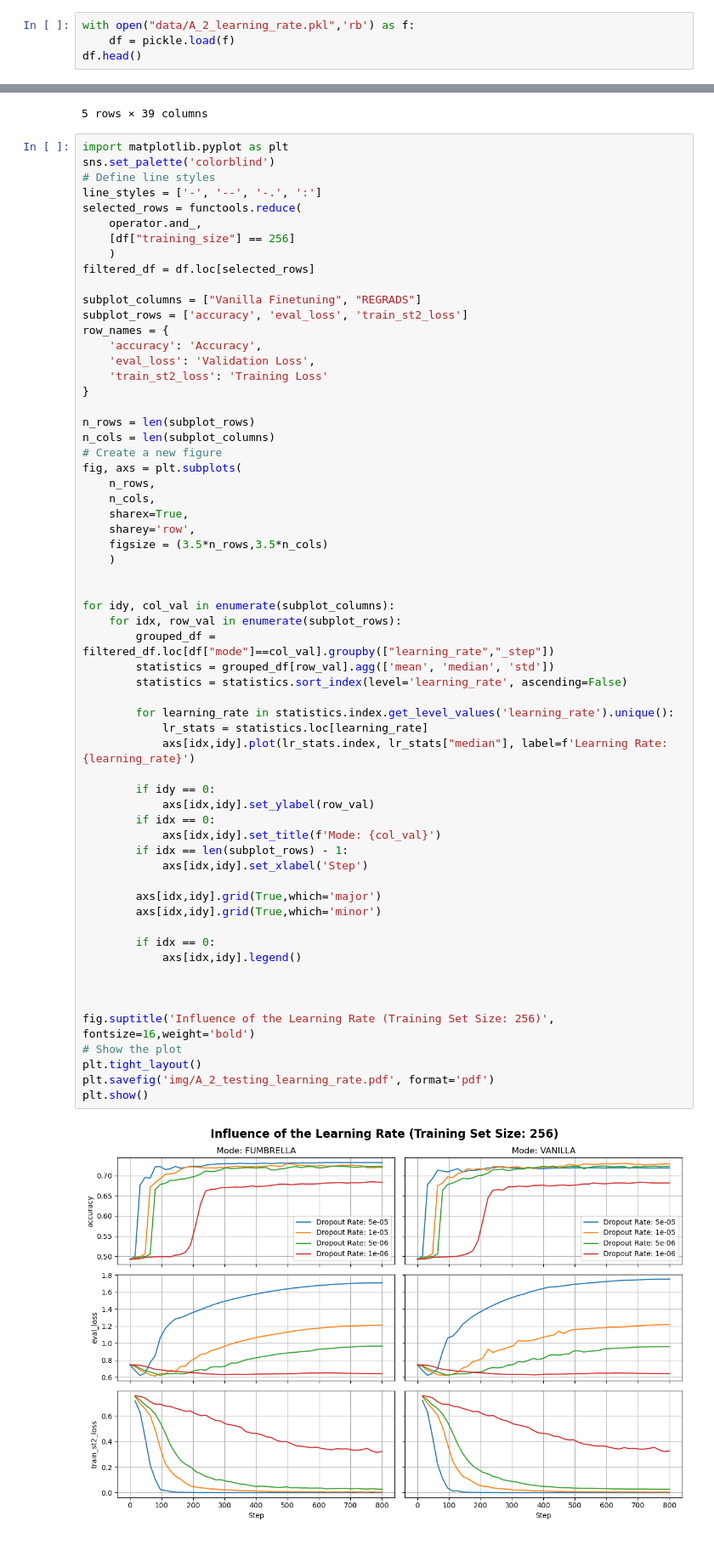
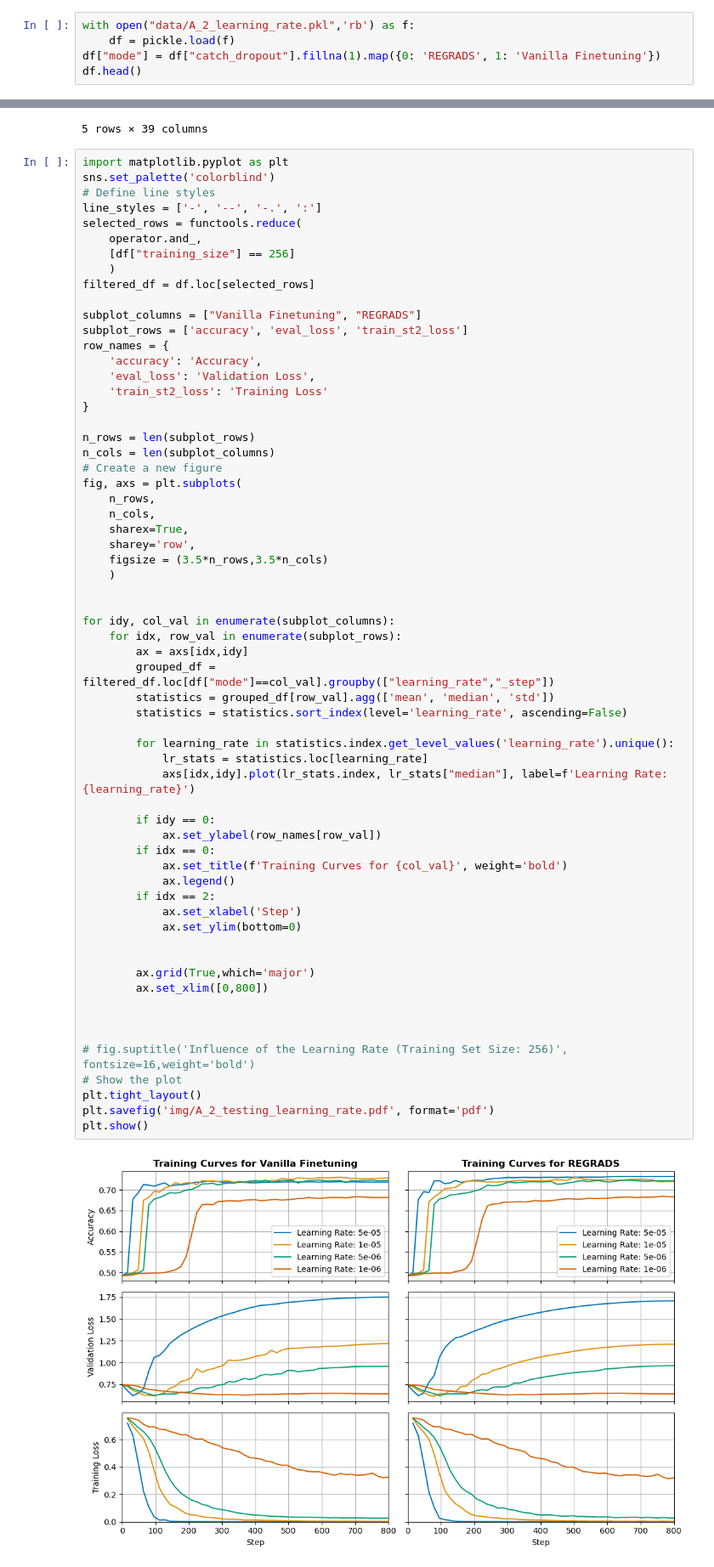
Before and after one commit to Ricu/fantastic-umbrella, a Jupyter notebook: notebooks/A_2_plotting_histories_learning_rate.ipynb, the cells around one changed output, grey strips where cells are left out. Shown at 85% size. Cells and saved outputs as stored; diff of their text form.

```diff
--- a/notebooks/A_2_plotting_histories_learning_rate.ipynb
+++ b/notebooks/A_2_plotting_histories_learning_rate.ipynb
@@ -72,6 +72,7 @@ with open("data/A_2_learning_rate.pkl",'wb') as f:
 # %%
 with open("data/A_2_learning_rate.pkl",'rb') as f:
     df = pickle.load(f)
+df["mode"] = df["catch_dropout"].fillna(1).map({0: 'REGRADS', 1: 'Vanilla Finetuning'})
 df.head()
 # %% [output]
 |  | train_st2_loss | _step | epoch | accuracy | eval_loss | eval_p_max | learning_rate | seed | beta1 | ... |
@@ -107,40 +108,41 @@ fig, axs = plt.subplots(
     n_rows,
     n_cols,
     sharex=True,
     sharey='row',
     figsize = (3.5*n_rows,3.5*n_cols)
     )
 
 
 for idy, col_val in enumerate(subplot_columns):
     for idx, row_val in enumerate(subplot_rows):
+        ax = axs[idx,idy]
         grouped_df = filtered_df.loc[df["mode"]==col_val].groupby(["learning_rate","_step"])
         statistics = grouped_df[row_val].agg(['mean', 'median', 'std'])
         statistics = statistics.sort_index(level='learning_rate', ascending=False)
 
         for learning_rate in statistics.index.get_level_values('learning_rate').unique():
             lr_stats = statistics.loc[learning_rate]
             axs[idx,idy].plot(lr_stats.index, lr_stats["median"], label=f'Learning Rate: {learning_rate}')
 
         if idy == 0:
-            axs[idx,idy].set_ylabel(row_val)
+            ax.set_ylabel(row_names[row_val])
         if idx == 0:
-            axs[idx,idy].set_title(f'Mode: {col_val}')
-        if idx == len(subplot_rows) - 1:
-            axs[idx,idy].set_xlabel('Step')
+            ax.set_title(f'Training Curves for {col_val}', weight='bold')
+            ax.legend()
+        if idx == 2:
+            ax.set_xlabel('Step')
+            ax.set_ylim(bottom=0)
 
-        axs[idx,idy].grid(True,which='major')
-        axs[idx,idy].grid(True,which='minor')
 
-        if idx == 0:
-            axs[idx,idy].legend()
+        ax.grid(True,which='major')
+        ax.set_xlim([0,800])
 
 
 
-fig.suptitle('Influence of the Learning Rate (Training Set Size: 256)', fontsize=16,weight='bold')
+# fig.suptitle('Influence of the Learning Rate (Training Set Size: 256)', fontsize=16,weight='bold')
 # Show the plot
 plt.tight_layout()
 plt.savefig('img/A_2_testing_learning_rate.pdf', format='pdf')
 plt.show()
 # %% [output]
-[figure, old version]
+[figure, new version]
```
Also changed, not shown: 10 other files.
